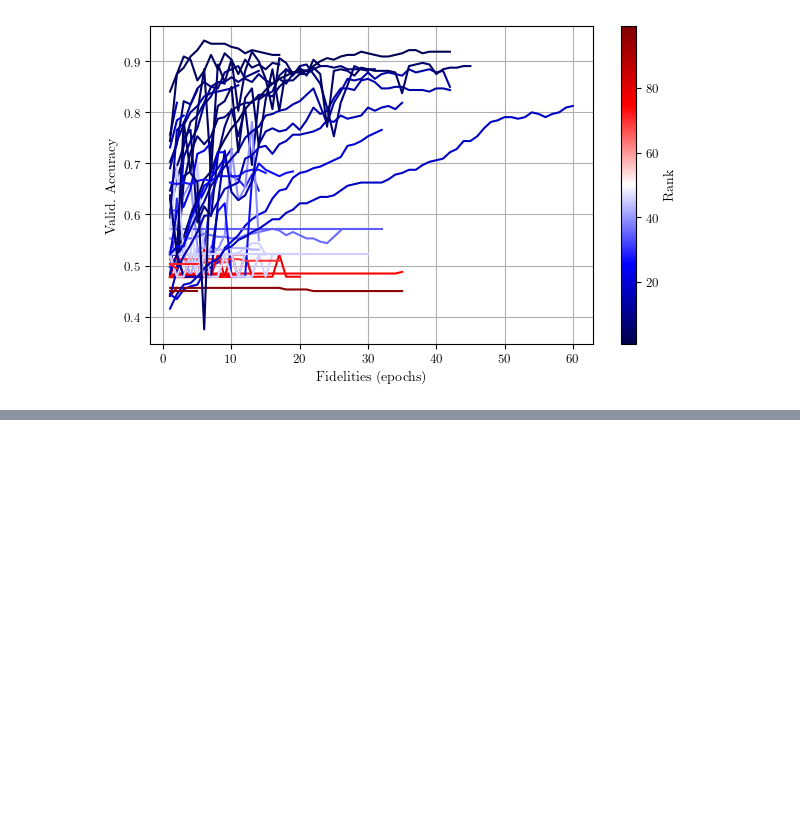
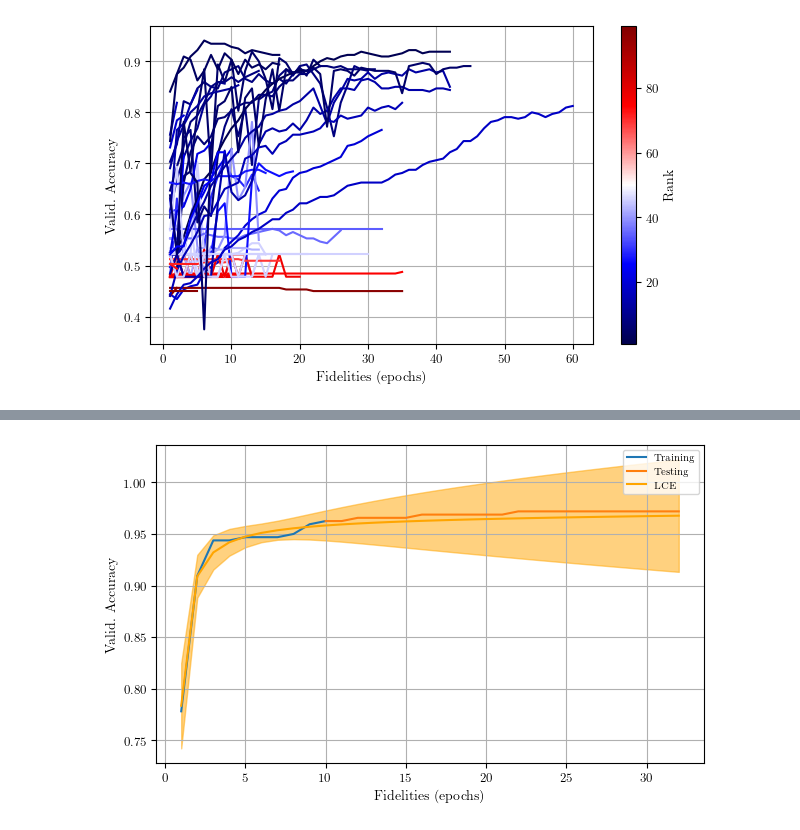
Before and after one commit to fmohr/lcdb, a Jupyter notebook: publications/2023-neurips/experiments/densenn/Analysis.ipynb, the cells around one changed output, grey strips where cells are left out. Saved outputs shown, nothing was run; the diff lists cells and outputs as text; code cells hidden in the pictures; blank space fills up the shorter version.

```diff
--- a/publications/2023-neurips/experiments/densenn/Analysis.ipynb
+++ b/publications/2023-neurips/experiments/densenn/Analysis.ipynb
@@ -71,10 +49,7 @@ def prepare_df(df):
 # Load a dataframe with the results
 # The dataframe is sorted by `job_id` (increasing) as parallel jobs scheduled asynchronously
 # may be collected in a different order than when they were submitted.
-r_df = pd.read_csv("results.csv")
-r_df.sort_values("job_id", inplace=True)
-
-r_df = prepare_df(r_df)
+r_df, r_df_failed = read_csv_results("results.csv")
 
 r_df
 # %% [output]
@@ -311,3 +286,77 @@ plt.savefig(f"{unit}_{selected_split}-{selected_score}.png")
 plt.show()
 # %% [output]
 [figure]
+# %%
+# https://deephyper.readthedocs.io/en/latest/_modules/deephyper/stopper/_lcmodel_stopper.html
+# Many other parametric models can be tested
+from deephyper.stopper._lcmodel_stopper import BayesianLearningCurveRegressor, f_mmf4
+
+selected_score = "accuracy"
+selected_split = "valid"
+selected_index = 25
+kappa = 1.96
+
+# First index of "x" is the parent-fidelity over "samples"
+# First index of "x[-1]["score_values"]" is the current fidelity over "epochs"
+# Second index of "x[-1]["score_values"]" is the split (train, valid, test) # TODO!!!! correct this is not currently the case
+# Third index of "x[-1]["score_values"]" is the score type (accuracy, loss, etc.)
+
+# Selecting the "epoch"-curves for the maximum fidelity of "sample"-curves -> -1
+# Ranking by the performance at the last epoch -> -1
+# e.g., r_df["m:child_fidelities"].map(lambda x: np.asarray(x[-1]["score_values"])[-1, 3])
+
+# Plotting
+score_types = r_df["m:child_fidelities"][0][-1]["score_types"]
+splits = ["train", "valid"]
+unit = r_df["m:child_fidelities"][0][-1]["fidelity_unit"]
+
+idx_split = splits.index(selected_split)
+idx_score = score_types.index(selected_score)
+
+# max_epochs = 0
+# selected_index = 0
+# for i in range(len(r_df)):
+#     fidelities = np.asarray(r_df.iloc[i]["m:child_fidelities"][-1]["fidelity_values"])
+#     if max(fidelities) > max_epochs and max(fidelities) < 65:
+#         max_epochs = max(fidelities)
+#         selected_index = i
+# print(f"Selected index: {selected_index} with {max_epochs} epochs")
+
+fidelities = np.asarray(
+    r_df.iloc[selected_index]["m:child_fidelities"][-1]["fidelity_values"]
+)
+scores = np.asarray(
+    r_df.iloc[selected_index]["m:child_fidelities"][-1]["score_values"]
+)[:, idx_split, idx_score]
+
+num_steps = int(len(fidelities)/3)
+print(fidelities)
+print(f"Num Steps: {num_steps}")
+model = BayesianLearningCurveRegressor(
+    f_model=f_mmf4,
+    f_model_num_params=4,
+    max_trials_ls_fit=20,
+)
+model.fit(fidelities[:num_steps], scores[:num_steps])
+y_mean, y_std = model.predict(fidelities, return_std=True)
+
+plt.figure(figsize=figsize)
+
+plt.plot(fidelities[:num_steps], scores[:num_steps], label="Training")
+plt.plot(fidelities[num_steps-1:], scores[num_steps-1:], label="Testing")
+plt.plot(fidelities, y_mean, color="orange", label="LCE")
+plt.fill_between(
+    fidelities, y_mean - kappa * y_std, y_mean + kappa * y_std, alpha=0.5, color="orange"
+)
+
+plt.xlabel(f"Fidelities ({unit})")
+plt.ylabel(f"{selected_split.capitalize()}. {selected_score.capitalize()}")
+
+plt.grid()
+
+# plt.xlim(0, fidelities.max())
+plt.legend()
+plt.tight_layout()
+plt.savefig(f"lce_{selected_split}-{selected_score}-{selected_index}.png")
+plt.show()
+# %% [output]
@@ -313,0 +366 @@ plt.show()
+[figure, added]
```
Also changed, not shown: parts of 3 cells of this notebook, 3 other files.
